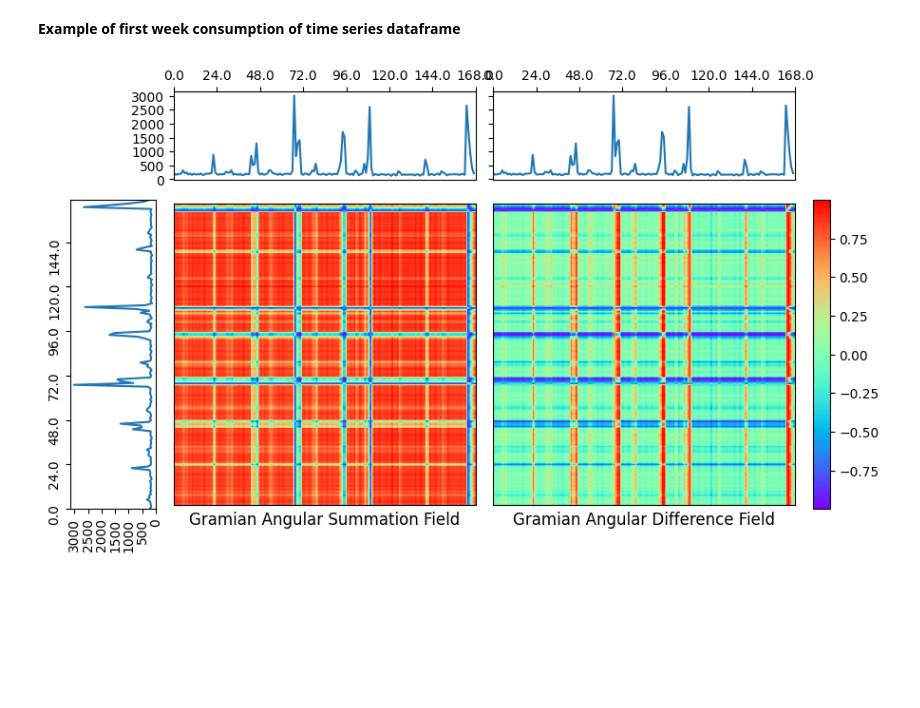
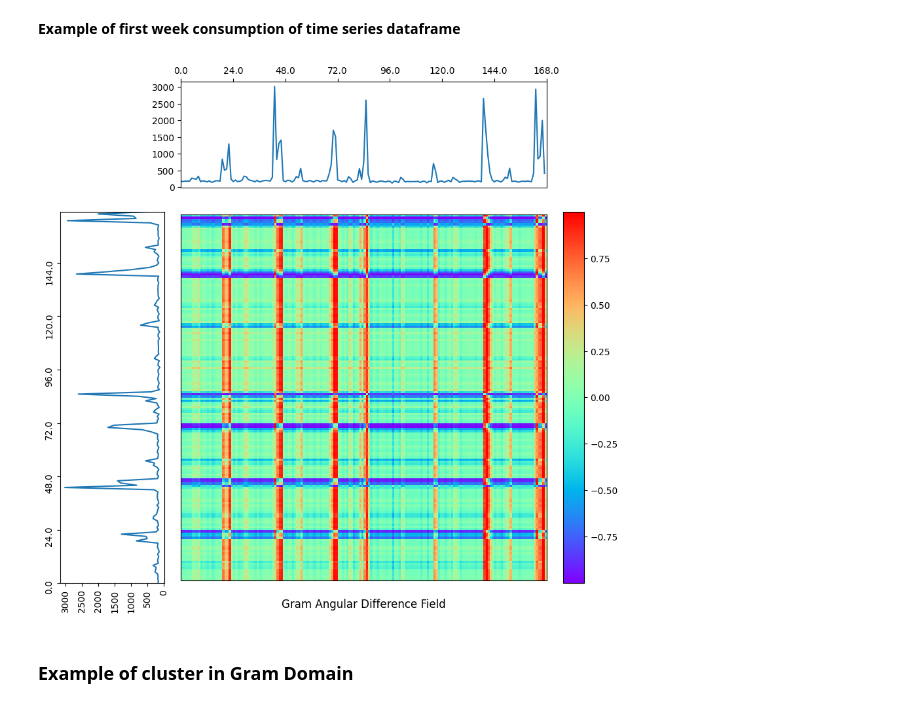
Before and after one commit to FranUrsus/TimeSeriesImaging, a Jupyter notebook: scripts/main.ipynb, the cells around one changed output. Cells and saved outputs as stored; diff of their text form; code cells hidden in the pictures; blank space fills up the shorter version.

Commit message:
finish data transformation input and output network images transformations

```diff
--- a/scripts/main.ipynb
+++ b/scripts/main.ipynb
@@ -55,7 +46,7 @@ import matplotlib.pyplot as plt
 # %% [markdown]
 #### Week consumptions with next_day_cluster
 # %%
-data = pd.read_csv ("../data/previos7.csv",sep=";",header=None)
+data = pd.read_csv ("../data/previos7_new.csv",sep=";",header=None)
 data = data.iloc[:,1:]
 data.columns = [*data.columns[:-1], 'next_day_cluster']
 data
@@ -290,7 +276,11 @@ gaf_ts_diff = image_processing.transformImageWithGramianAngularField(ts_week, me
 # %% [markdown]
 **Example of first week consumption of time series dataframe**
 # %%
-image_processing.plotGramianAngularField (ts_week,gaf_ts_sum,gaf_ts_diff)
+ts_week = data_with_no_next_day_row.iloc[1]
+gaf_ts_diff = image_processing.transform_image_with_gram_angular_field(ts_week, method='difference')
+image_processing.plot_gram_angular_field(ts_week,gaf_ts_diff)
 # %% [output]
-[figure, old version]
+[figure, new version]
+# %% [markdown]
+### Example of cluster in Gram Domain
 # %%
```
Also changed, not shown: parts of 21 cells of this notebook, 13 other files.
